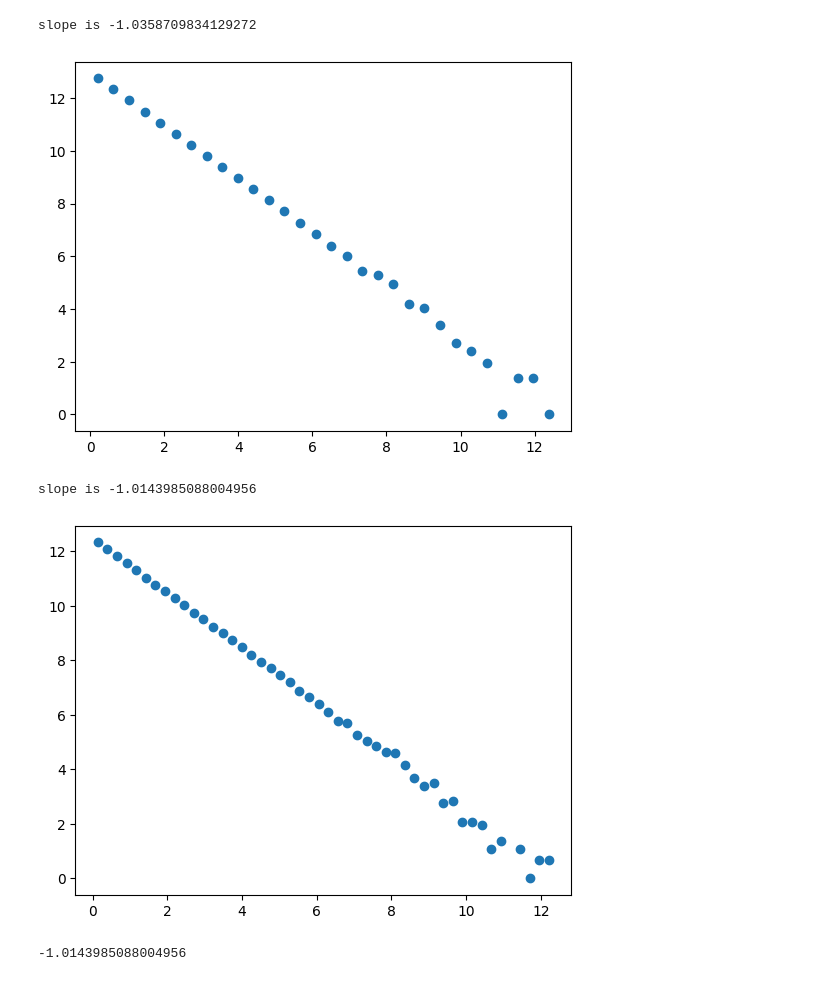
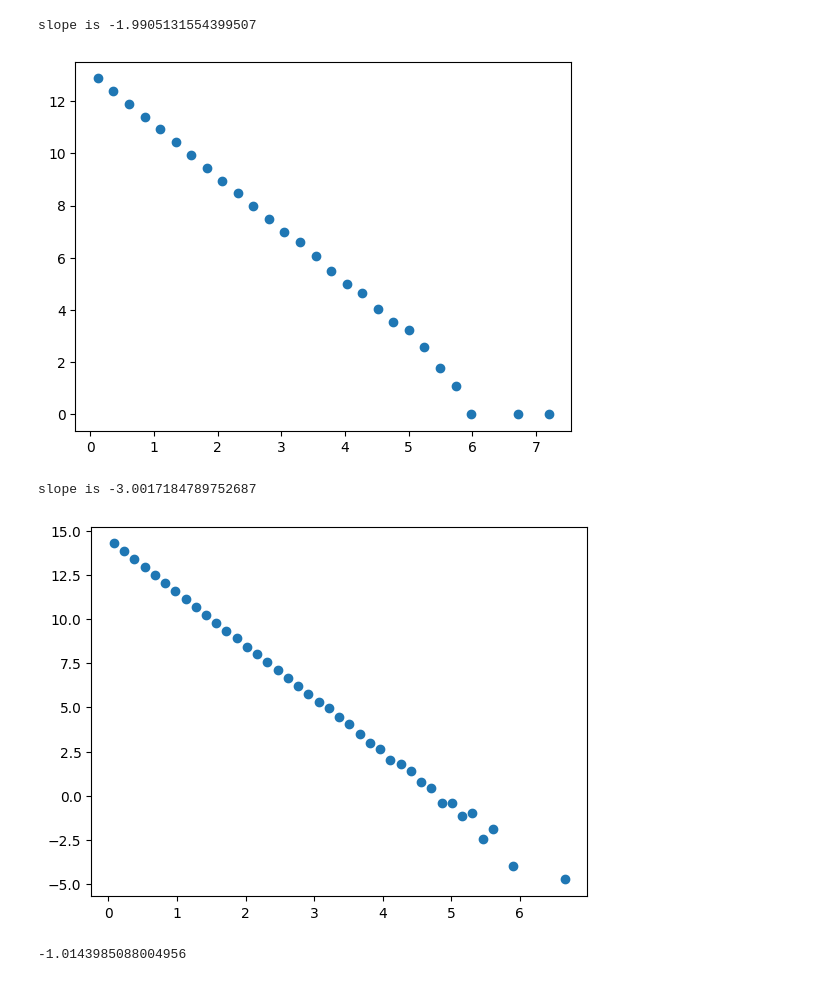
Before and after one commit to alireza-astane/Burridge_Knopoff_Model, a Jupyter notebook: plotting.ipynb, the cells around one changed output. Drawn from its saved outputs; the diff is of its cells as text; code cells hidden in the pictures.

```diff
--- a/plotting.ipynb
+++ b/plotting.ipynb
@@ -11,7 +11,7 @@ def power_law_random(alpha, xmin, size=1000):
     return xmin * (u ** (-1 / (alpha - 1)))
 
 # Parameters
-alpha = 2  # Power-law exponent
+alpha = 3  # Power-law exponent
 xmin = 1.0   # Minimum value
 
 # Generate power-law-distributed numbers
@@ -59,21 +49,29 @@ plt.scatter(size, np.log(freq))
 
 print(f"slope is {stats.linregress(size[freq>0], np.log(freq[freq>0]))[0]}")
 # %% [output]
-slope is -1.0358709834129272
+slope is -1.9905131554399507
-[figure, old version]
+[figure, new version]
 # %%
 bins = np.logspace(np.log10(samples[samples > 0].min()),np.log10((samples.max())),50)
 
 freq , size = np.histogram(samples[samples > 0], bins = bins)
+bins_size = (size - np.roll(size,1))[1:]
+freq = freq / bins_size
+
+
+
+
 size = (size[1:] + size[:-1])/2
+
+
 
 plt.scatter(np.log(size[freq>0]), np.log(freq[freq>0]))
 
 
 print(f"slope is {stats.linregress(np.log(size[freq>0]), np.log(freq[freq>0]))[0]}")
 # %% [output]
-slope is -1.0143985088004956
+slope is -3.0017184789752687
-[figure, old version]
+[figure, new version]
 # %%
 # %% [output]
 -1.0143985088004956
```
Also changed, not shown: parts of 3 cells of this notebook, 1 other file.
